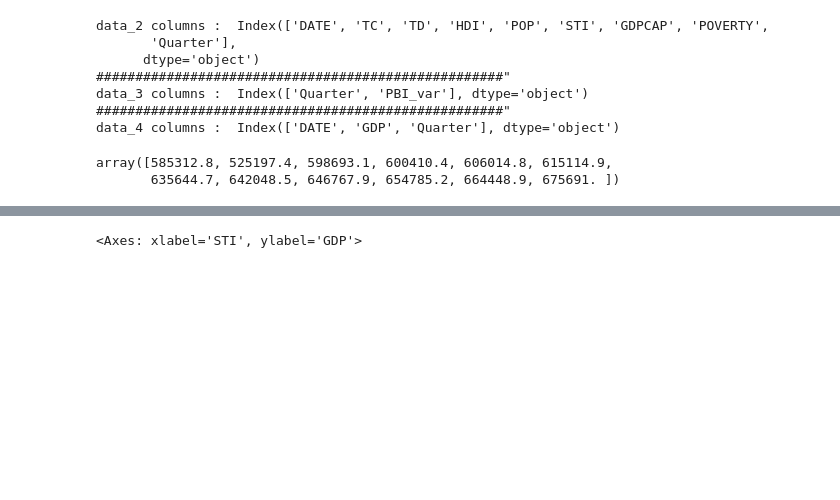
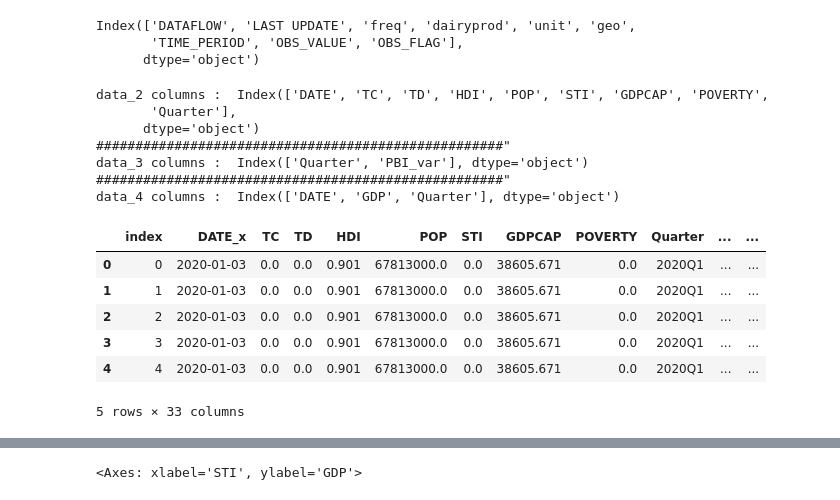
Before and after one commit to NOURDINEEEE/Projet_blanc_Dash1, a Jupyter notebook: Notebooks/France_Data.ipynb, the cells around one changed output, grey strips where cells are left out. Drawn from its saved outputs; the diff is of its cells as text; code cells hidden in the pictures; blank space fills up the shorter version.

```diff
--- a/Notebooks/France_Data.ipynb
+++ b/Notebooks/France_Data.ipynb
@@ -4,6 +4,13 @@ import seaborn as sn
 from datetime import datetime
 import numpy as np
 import matplotlib.pyplot as plt
+# %%
+data_6 = pd.read_csv('../Data/Data 3/apro_mk_colm__custom_89820_page_linear.csv')
+data_6.columns
+# %% [output]
+Index(['DATAFLOW', 'LAST UPDATE', 'freq', 'dairyprod', 'unit', 'geo',
+       'TIME_PERIOD', 'OBS_VALUE', 'OBS_FLAG'],
+      dtype='object')
 # %%
 data_2 = pd.read_csv('../Data/Data 2/owid-covid-data.csv')
 data_3 = pd.read_csv('../Data/Data 3/data_PIB.csv', skiprows=6, header=None)
@@ -55,12 +76,18 @@ data_4 columns :  Index(['DATE', 'GDP', 'Quarter'], dtype='object')
 # %%
 data = data_2.merge(data_3, on='Quarter', how='outer')
 data = data.merge(data_4, on='Quarter', how='inner')
+data = data.merge(data_5, on='Quarter', how='inner')
+data = data.merge(data_6, on='Quarter', how='inner')
 #data = data.set_index('Quarter').join(data_4.set_index('Quarter'))
 data = data.reset_index()
 #data.DATE = pd.to_datetime(data.DATE, format='%Y%M%D')
 data = data.fillna(0)
 data.head(5)
-data.GDP.unique()
 # %% [output]
+|  | index | DATE_x | TC | TD | HDI | POP | STI | GDPCAP | POVERTY | Quarter | ... | ... |
+| 0 | 0 | 2020-01-03 | 0.0 | 0.0 | 0.901 | 67813000.0 | 0.0 | 38605.671 | 0.0 | 2020Q1 | ... | ... |
+| 1 | 1 | 2020-01-03 | 0.0 | 0.0 | 0.901 | 67813000.0 | 0.0 | 38605.671 | 0.0 | 2020Q1 | ... | ... |
+| 2 | 2 | 2020-01-03 | 0.0 | 0.0 | 0.901 | 67813000.0 | 0.0 | 38605.671 | 0.0 | 2020Q1 | ... | ... |
+| 3 | 3 | 2020-01-03 | 0.0 | 0.0 | 0.901 | 67813000.0 | 0.0 | 38605.671 | 0.0 | 2020Q1 | ... | ... |
+| 4 | 4 | 2020-01-03 | 0.0 | 0.0 | 0.901 | 67813000.0 | 0.0 | 38605.671 | 0.0 | 2020Q1 | ... | ... |
-array([585312.8, 525197.4, 598693.1, 600410.4, 606014.8, 615114.9,
-       635644.7, 642048.5, 646767.9, 654785.2, 664448.9, 675691. ])
+5 rows × 33 columns
```
Also changed, not shown: parts of 19 cells of this notebook, 5 other files.
